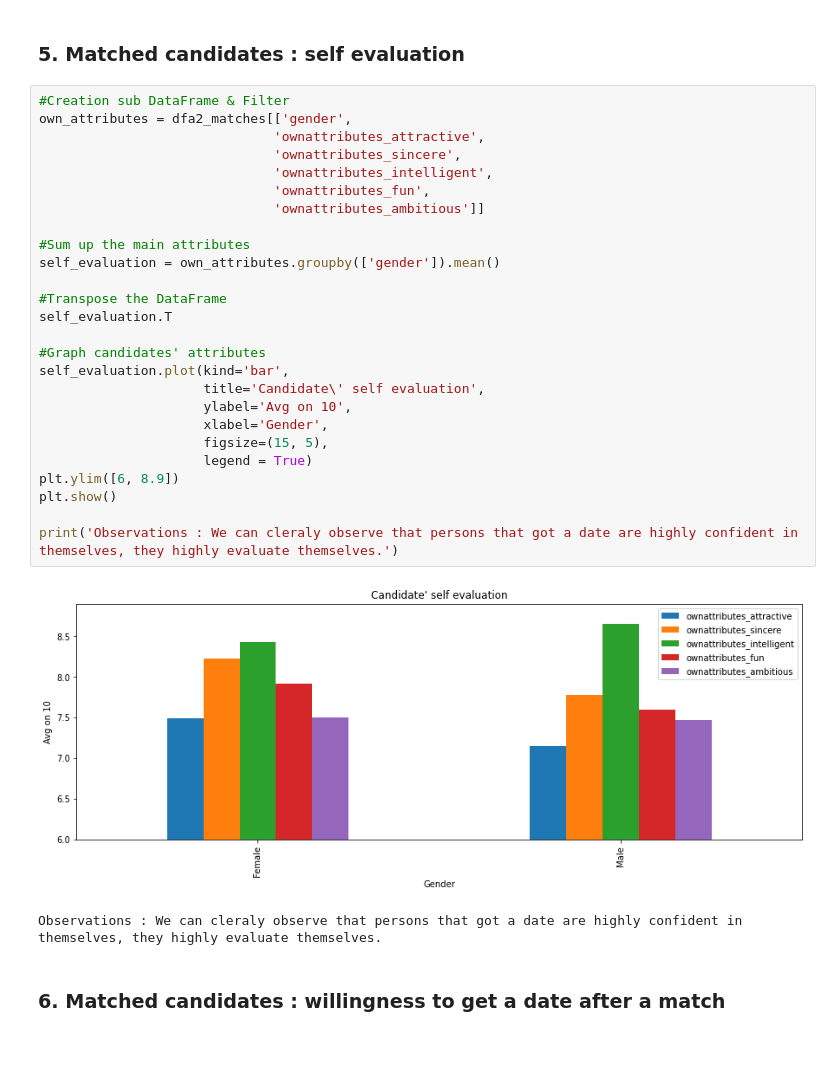
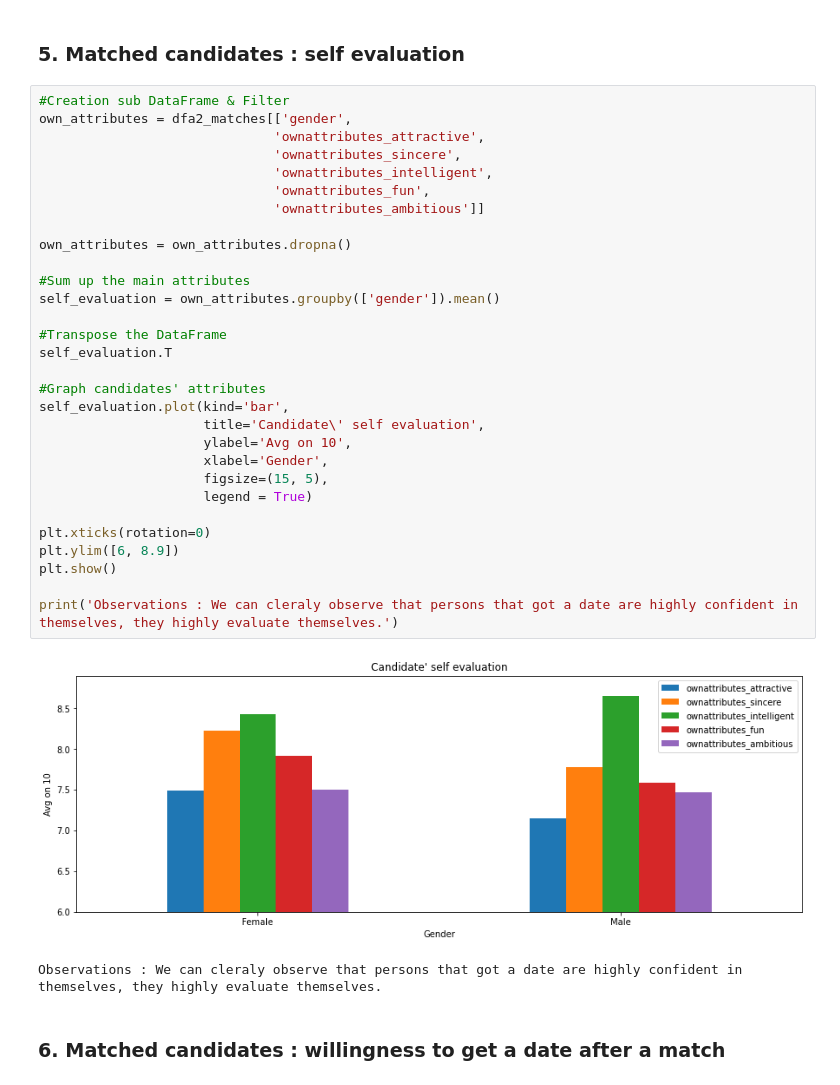
Before and after one commit to Seraphin17/Certification, a Jupyter notebook: 1_Speed_Dating/Project_Speed_Dating_Certification.ipynb, the cells around one changed output. Saved outputs shown, nothing was run; the diff lists cells and outputs as text; blank space fills up the shorter version.

```diff
--- a/1_Speed_Dating/Project_Speed_Dating_Certification.ipynb
+++ b/1_Speed_Dating/Project_Speed_Dating_Certification.ipynb
@@ -775,31 +748,35 @@ match_expectation
 # %%
 #Creation sub DataFrame & Filter
 own_attributes = dfa2_matches[['gender',
                               'ownattributes_attractive',
                               'ownattributes_sincere',
                               'ownattributes_intelligent',
                               'ownattributes_fun',
                               'ownattributes_ambitious']]
+
+own_attributes = own_attributes.dropna()
 
 #Sum up the main attributes
 self_evaluation = own_attributes.groupby(['gender']).mean()
 
 #Transpose the DataFrame
 self_evaluation.T
 
 #Graph candidates' attributes
 self_evaluation.plot(kind='bar',
                      title='Candidate\' self evaluation',
                      ylabel='Avg on 10',
                      xlabel='Gender',
                      figsize=(15, 5),
                      legend = True)
+
+plt.xticks(rotation=0)
 plt.ylim([6, 8.9])
 plt.show()
 
 print('Observations : We can cleraly observe that persons that got a date are highly confident in themselves, they highly evaluate themselves.')
 # %% [output]
-[figure, old version]
+[figure, new version]
 Observations : We can cleraly observe that persons that got a date are highly confident in themselves, they highly evaluate themselves.
 # %% [markdown]
 ### 6. Matched candidates : willingness to get a date after a match
```
Also changed, not shown: parts of 20 cells of this notebook.
